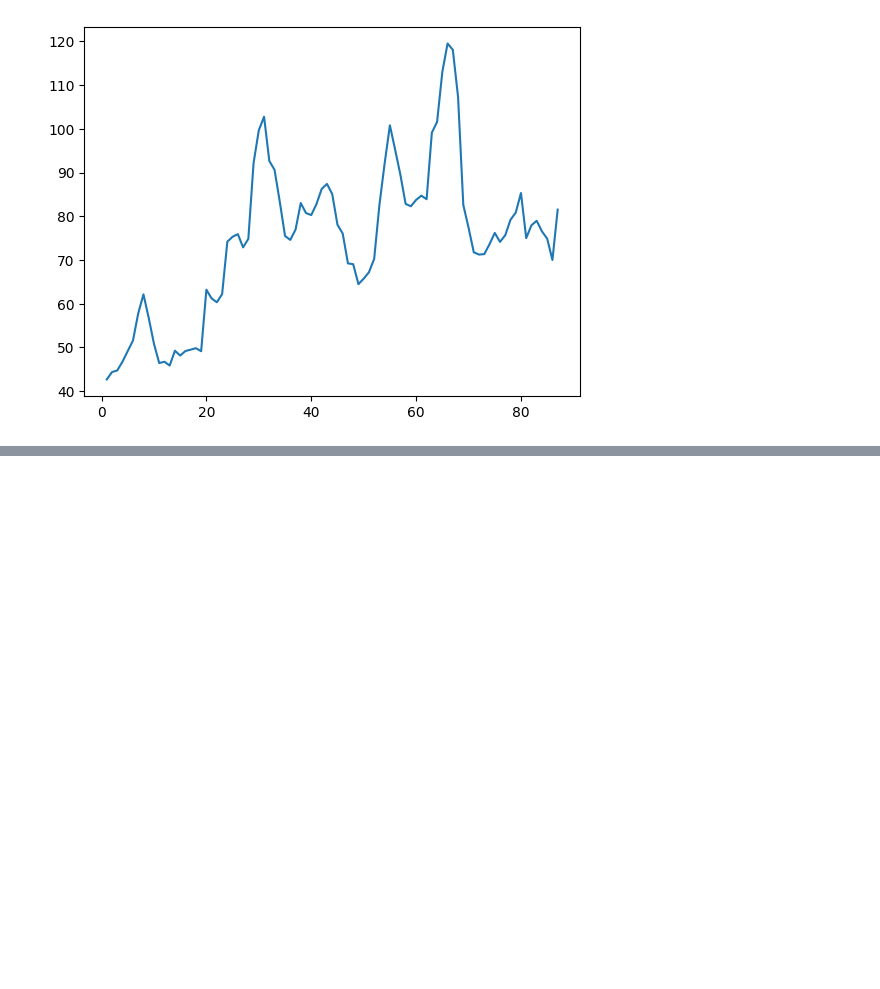
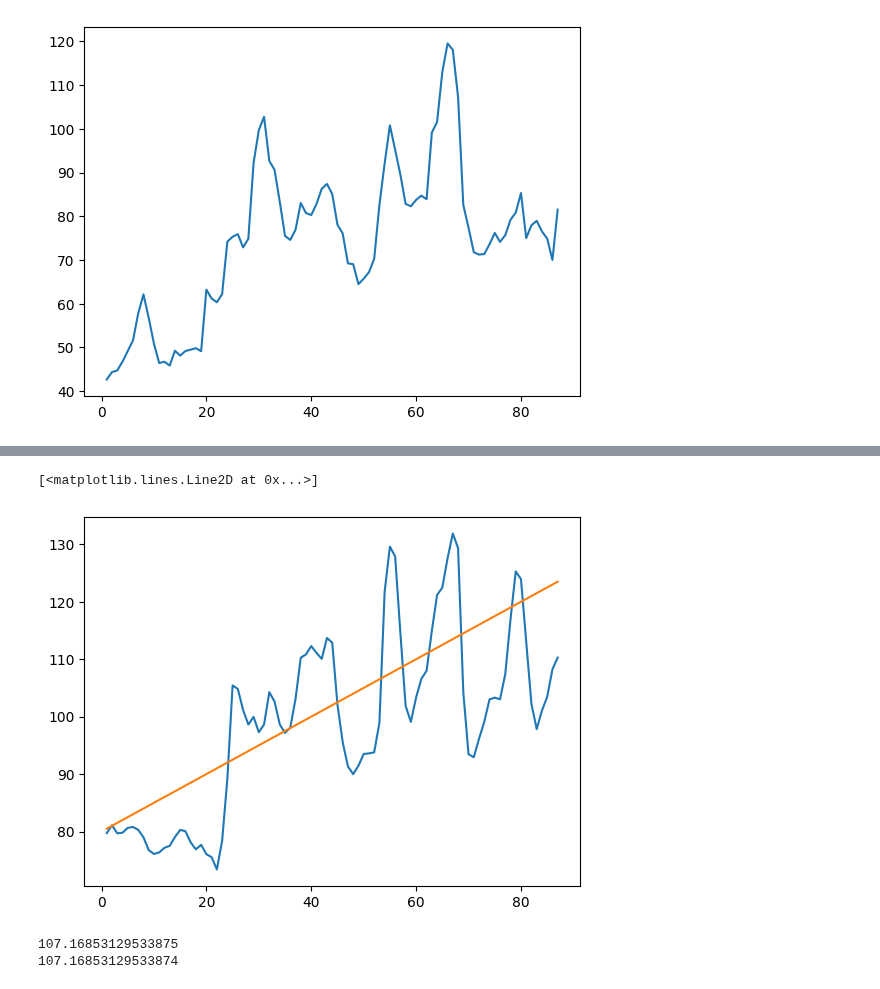
Before and after one commit to franciscojdsjr/Estudos-Python, a Jupyter notebook: Alura/Python_DataScience/Numpy/numpy-dados/Curso Numpy.ipynb, the cells around one changed output, grey strips where cells are left out. Drawn from its saved outputs; the diff is of its cells as text; code cells hidden in the pictures; blank space fills up the shorter version.

```diff
--- a/Alura/Python_DataScience/Numpy/numpy-dados/Curso Numpy.ipynb
+++ b/Alura/Python_DataScience/Numpy/numpy-dados/Curso Numpy.ipynb
@@ -178,0 +174,17 @@ plt.plot(datas, Kaliningrad)
+# %%
+
+
+x = datas
+y = 0.50*x+80
+# %%
+plt.plot(datas,Moscow)
+plt.plot(datas,y)
+# %% [output]
+[<matplotlib.lines.Line2D at 0x...>]
+[figure, added]
+# %%
+print( np.sqrt(np.sum(np.power(Moscow-y,2))) )
+print( np.linalg.norm(Moscow-y) )
+# %% [output]
+107.16853129533875
+107.16853129533874
```
Also changed, not shown: parts of 4 cells of this notebook.
